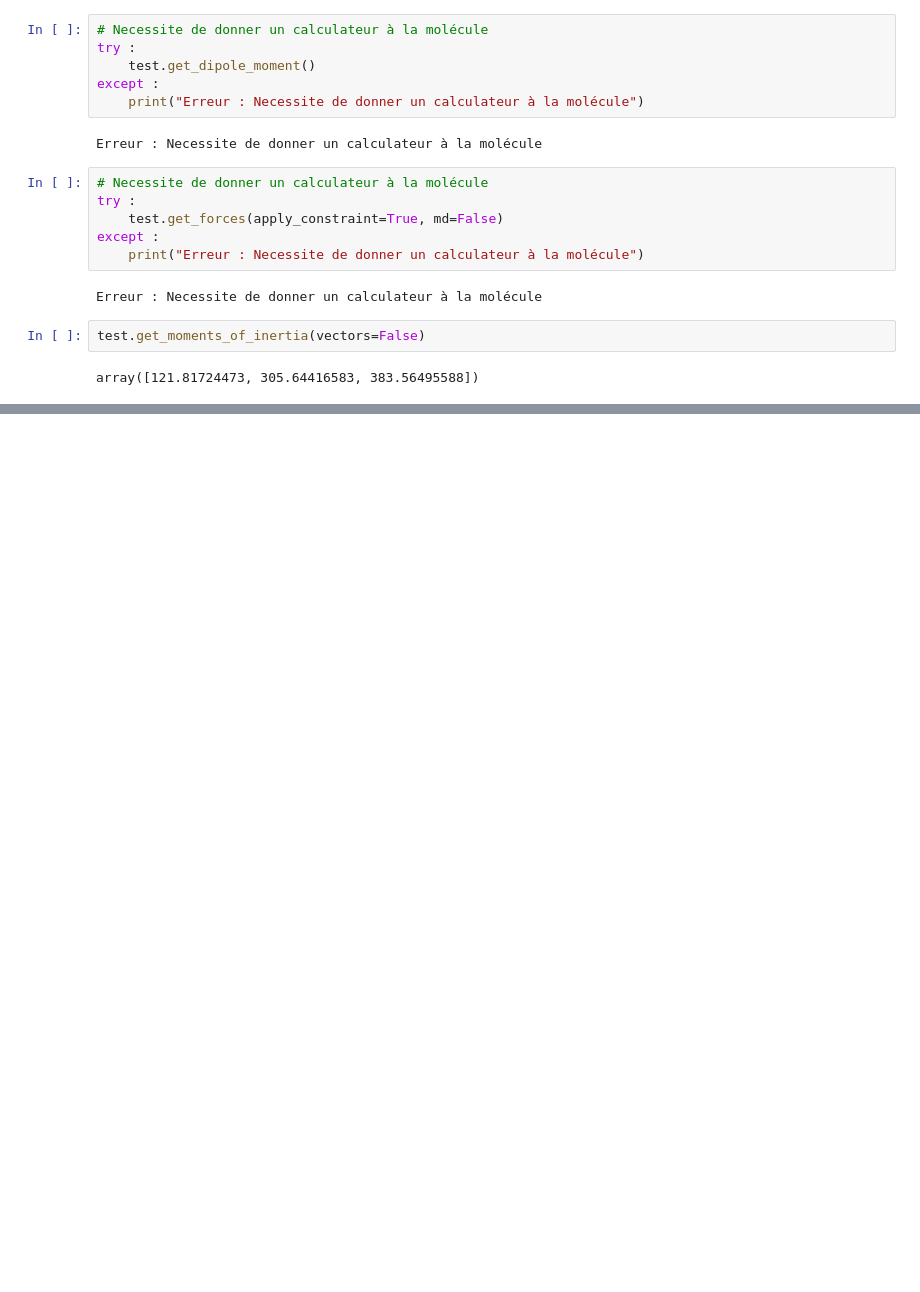
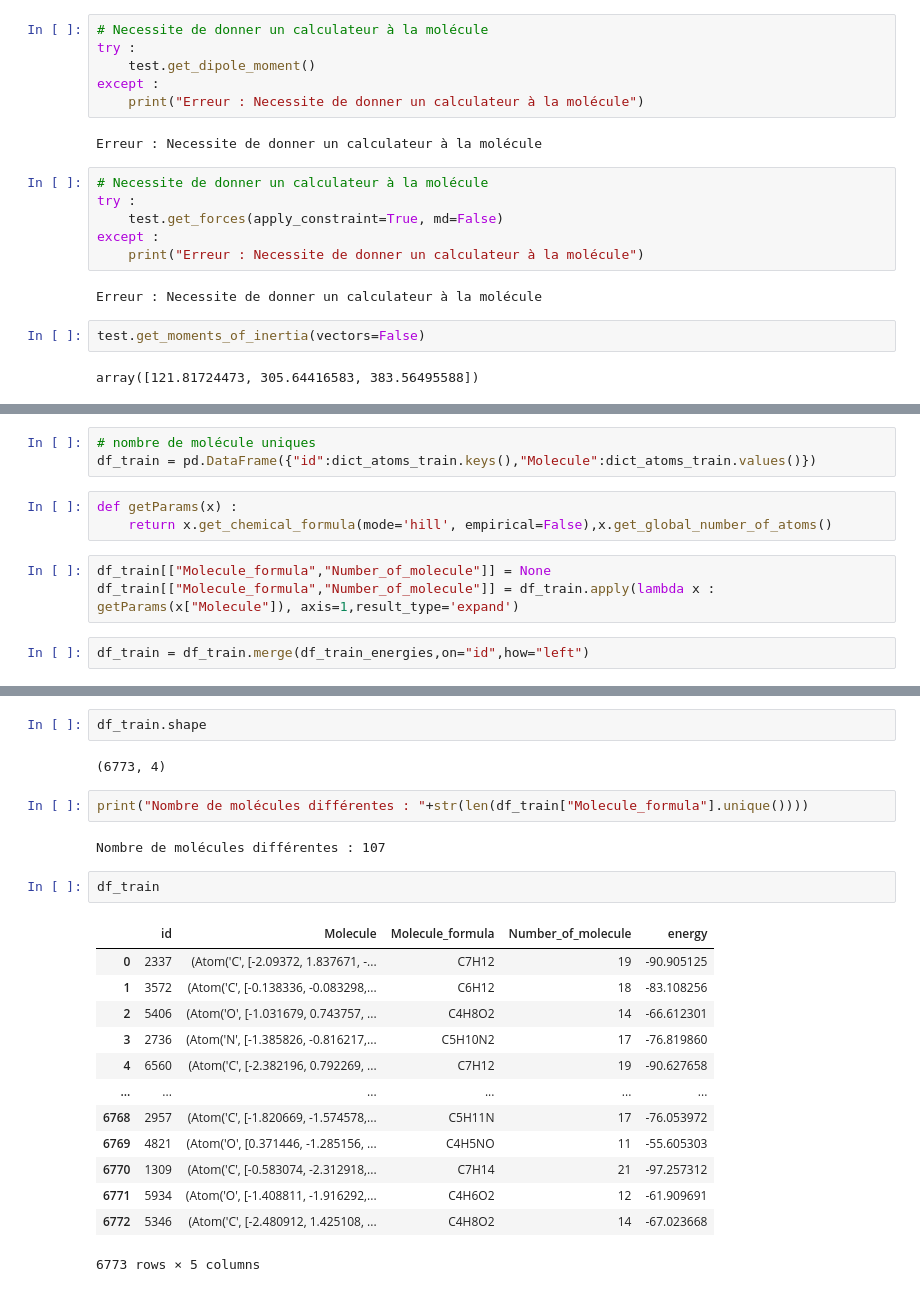
Before and after one commit to acamara2/modia-phyml-22, a Jupyter notebook: Molecule_Energy_Prediction.ipynb, the cells around one changed output, grey strips where cells are left out. Cells and saved outputs as stored; diff of their text form; blank space fills up the shorter version.

```diff
--- a/Molecule_Energy_Prediction.ipynb
+++ b/Molecule_Energy_Prediction.ipynb
@@ -104,0 +124,11 @@ array([121.81724473, 305.64416583, 383.56495588])
+# %%
+# nombre de molécule uniques
+df_train = pd.DataFrame({"id":dict_atoms_train.keys(),"Molecule":dict_atoms_train.values()})
+# %%
+def getParams(x) :
+    return x.get_chemical_formula(mode='hill', empirical=False),x.get_global_number_of_atoms()
+# %%
+df_train[["Molecule_formula","Number_of_molecule"]] = None
+df_train[["Molecule_formula","Number_of_molecule"]] = df_train.apply(lambda x : getParams(x["Molecule"]), axis=1,result_type='expand')
+# %%
+df_train = df_train.merge(df_train_energies,on="id",how="left")
@@ -104,0 +177,24 @@ array([121.81724473, 305.64416583, 383.56495588])
+# %%
+df_train.shape
+# %% [output]
+(6773, 4)
+# %%
+print("Nombre de molécules différentes : "+str(len(df_train["Molecule_formula"].unique())))
+# %% [output]
+Nombre de molécules différentes : 107
+# %%
+df_train
+# %% [output]
+|  | id | Molecule | Molecule_formula | Number_of_molecule | energy |
+| 0 | 2337 | (Atom('C', [-2.09372, 1.837671, -... | C7H12 | 19 | -90.905125 |
+| 1 | 3572 | (Atom('C', [-0.138336, -0.083298,... | C6H12 | 18 | -83.108256 |
+| 2 | 5406 | (Atom('O', [-1.031679, 0.743757, ... | C4H8O2 | 14 | -66.612301 |
+| 3 | 2736 | (Atom('N', [-1.385826, -0.816217,... | C5H10N2 | 17 | -76.819860 |
+| 4 | 6560 | (Atom('C', [-2.382196, 0.792269, ... | C7H12 | 19 | -90.627658 |
+| ... | ... | ... | ... | ... | ... |
+| 6768 | 2957 | (Atom('C', [-1.820669, -1.574578,... | C5H11N | 17 | -76.053972 |
+| 6769 | 4821 | (Atom('O', [0.371446, -1.285156, ... | C4H5NO | 11 | -55.605303 |
+| 6770 | 1309 | (Atom('C', [-0.583074, -2.312918,... | C7H14 | 21 | -97.257312 |
+| 6771 | 5934 | (Atom('O', [-1.408811, -1.916292,... | C4H6O2 | 12 | -61.909691 |
+| 6772 | 5346 | (Atom('C', [-2.480912, 1.425108, ... | C4H8O2 | 14 | -67.023668 |
+6773 rows × 5 columns
```
Also changed, not shown: parts of 18 cells of this notebook.
